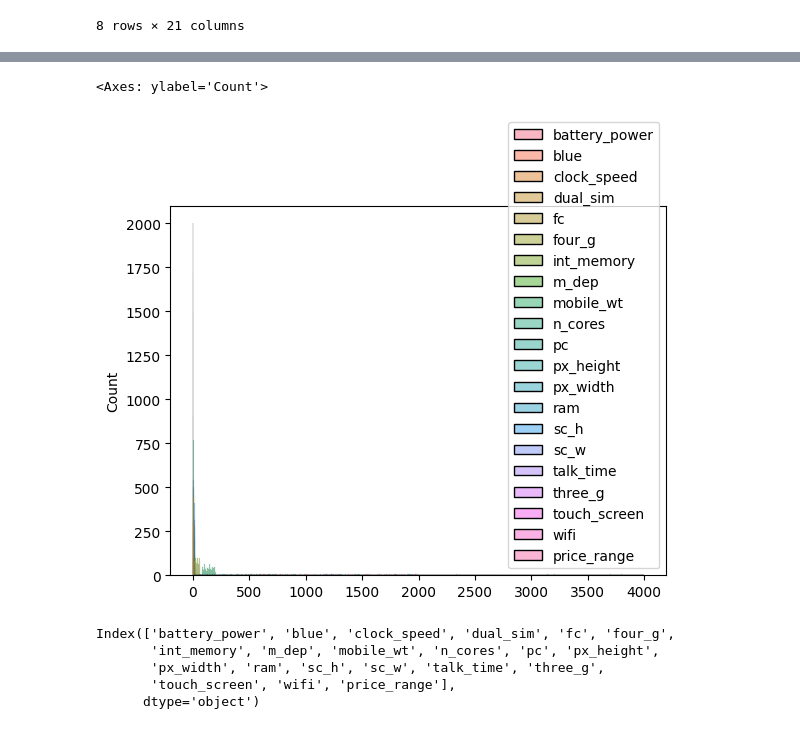
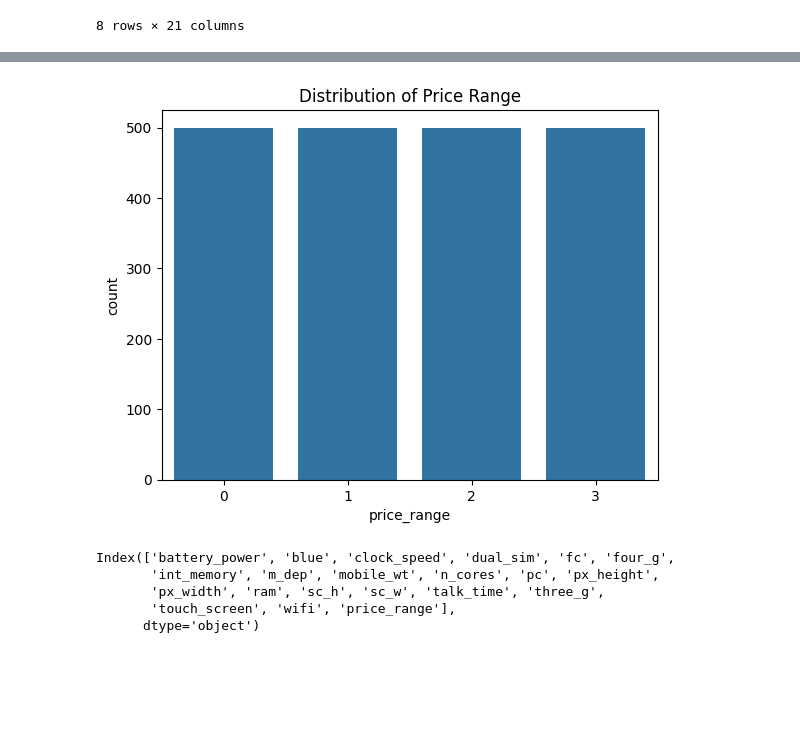
Before and after one commit to sentongo-web/NLP, a Jupyter notebook: room3.ipynb, the cells around one changed output, grey strips where cells are left out. Drawn from its saved outputs; the diff is of its cells as text; code cells hidden in the pictures; blank space fills up the shorter version.

```diff
--- a/room3.ipynb
+++ b/room3.ipynb
@@ -99,8 +113,10 @@ sns.boxplot(train_data)
-# %%
-sns.histplot(train_data)
-# %% [output]
-<Axes: ylabel='Count'>
-[figure, removed]
+# %%
+# Visualize the target variable distribution
+sns.countplot(x='price_range', data=train_data)
+plt.title('Distribution of Price Range')
+plt.show()
+# %% [output]
+[figure, added]
 # %%
 train_data.columns
 # %% [output]
```
Also changed, not shown: parts of 59 cells of this notebook, 2 other files.
